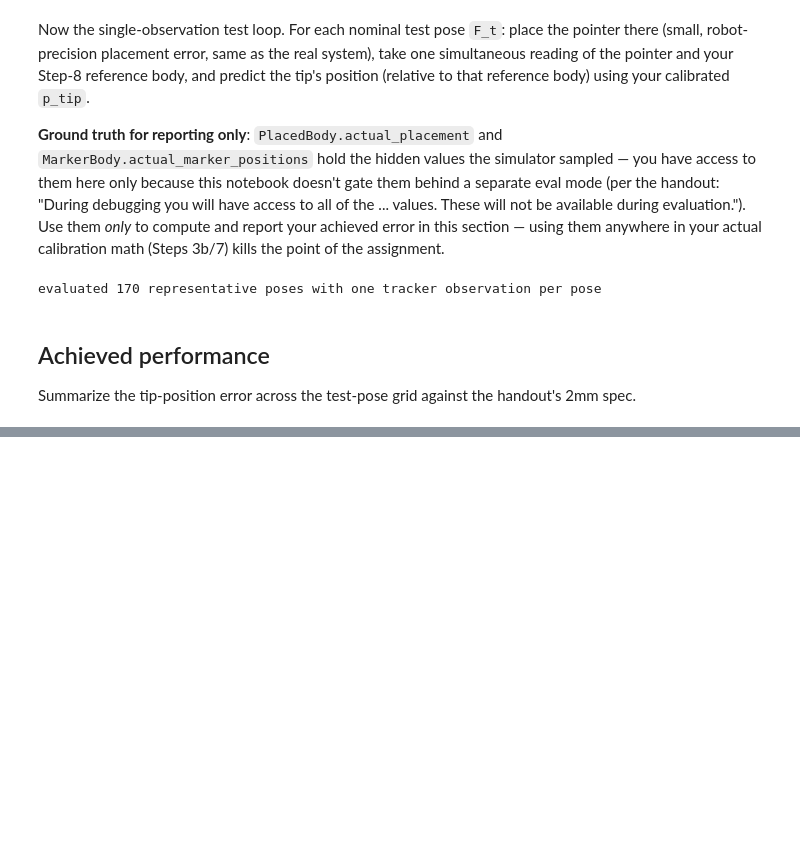
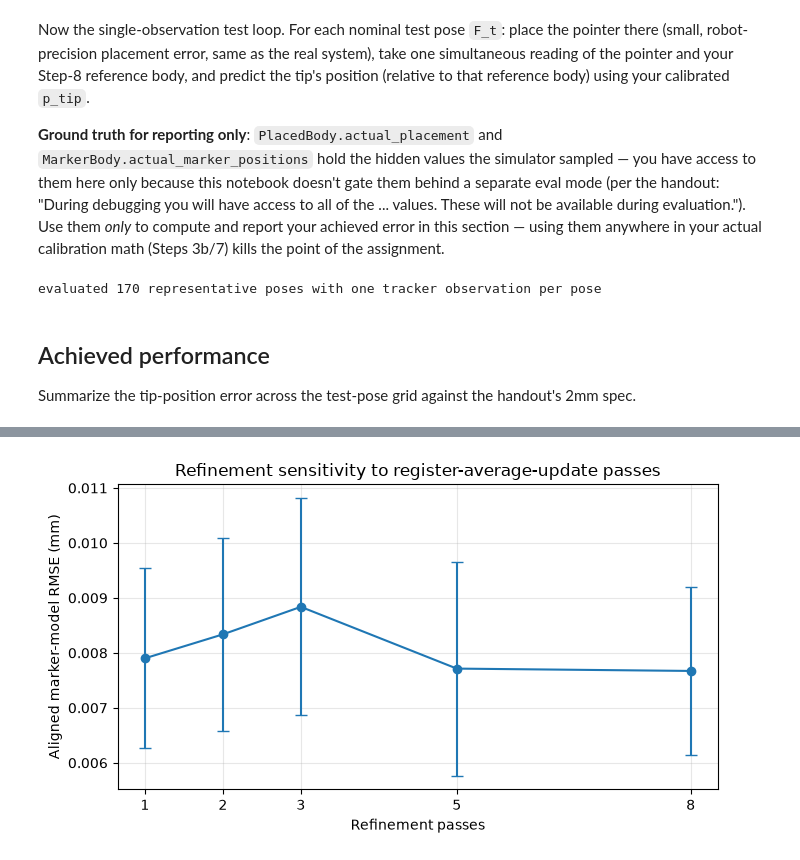
Before and after one commit to Edward-Lin-maker/CIS_I_Course, a Jupyter notebook: assignments/assignment1/notebooks/assignment1_template.ipynb, the cells around one changed output, grey strips where cells are left out. Saved outputs shown, nothing was run; the diff lists cells and outputs as text; code cells hidden in the pictures; blank space fills up the shorter version.

```diff
--- a/assignments/assignment1/notebooks/assignment1_template.ipynb
+++ b/assignments/assignment1/notebooks/assignment1_template.ipynb
@@ -1020,0 +1132,26 @@ OK
+# %%
+refinement_pass_counts = np.array([1, 2, 3, 5, 8])
+_, pass_means, pass_stds = _summarize_trials(
+    refinement_pass_counts,
+    lambda count, seed: _refinement_trial(
+        triangular_bipyramid_positions(60.0),
+        n_readings=10,
+        passes=int(count),
+        seed=seed,
+    ),
+    UNIT_SENSITIVITY_SEEDS,
+)
+
+figure, axis = plt.subplots(figsize=(7, 4))
+axis.errorbar(refinement_pass_counts, pass_means, yerr=pass_stds, fmt="o-", capsize=4)
+axis.set(
+    title="Refinement sensitivity to register-average-update passes",
+    xlabel="Refinement passes",
+    ylabel="Aligned marker-model RMSE (mm)",
+    xticks=refinement_pass_counts,
+)
+axis.grid(alpha=0.3)
+plt.tight_layout()
+plt.show()
+# %% [output]
+[figure, added]
```
Also changed, not shown: parts of 61 cells of this notebook, 1 other file.
